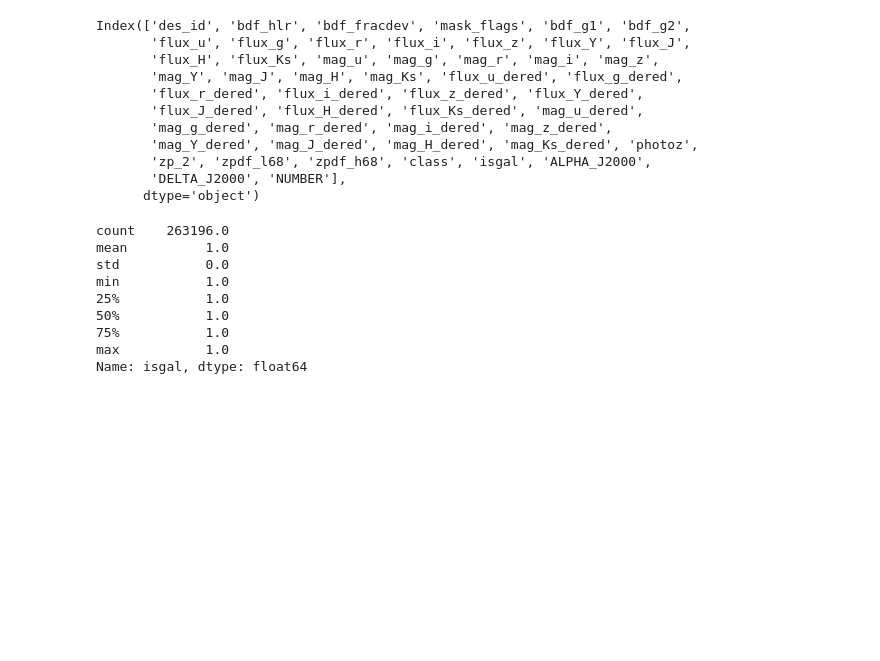
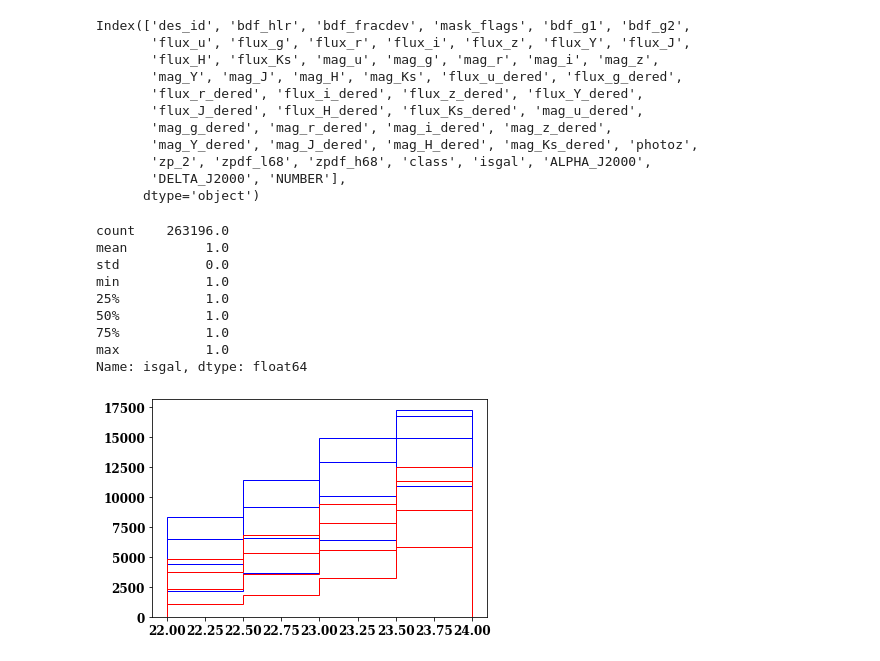
Before and after one commit to zchvsre/des_y6_imsim, a Jupyter notebook: cosmos_GOLD_analysis.ipynb, the cells around one changed output. Saved outputs shown, nothing was run; the diff lists cells and outputs as text; code cells hidden in the pictures; blank space fills up the shorter version.

```diff
--- a/cosmos_GOLD_analysis.ipynb
+++ b/cosmos_GOLD_analysis.ipynb
@@ -78,6 +79,39 @@ cosmos_mag_columns = ["mag_g", "mag_r", "mag_i", "mag_z"]
 # %%
 COSMOS_AREA = 2
 DES_AREA = 5000
+# %%
+def find_scale_factor():
+
+    cosmos_bins = [None]*4
+    cosmos_counts = [None]*4
+    gold_bins = [None]*4
+    gold_counts= [None]*4
+
+    bins = np.linspace(22,24,5)
+
+    for i in range(4):
+        gold_counts[i], gold_bins[i], patches = plt.hist(gold_df[gold_mag_columns[i]],
+                                              histtype="step",
+                                              color='b',
+                                              label="GOLD",
+                                              bins=bins,
+                                              weights=(1 / DES_AREA) *
+                                              np.ones(len(gold_df)))
+        cosmos_counts[i], cosmos_bins[i], patches = plt.hist(
+            cosmos_laigle[cosmos_mag_columns[i]],
+            histtype="step",
+            color='r',
+            label="COSMOS",
+            bins=bins,
+            weights=(1 / COSMOS_AREA) * np.ones(len(cosmos_laigle)))
+
+    # result = lsq_linear(np.ravel(cosmos_counts), np.ravel(gold_counts) )
+    result = lsq_linear(np.transpose(np.ravel(cosmos_counts)).reshape(len(np.ravel(cosmos_counts)),1),np.transpose(np.ravel(gold_counts)))
+    return(result)
+# %%
+scale_factor = find_scale_factor().x
+# %% [output]
+[figure, added]
 # %%
 font = {'family': 'serif', 'weight': 'bold', 'size': 12}
 
```
Also changed, not shown: parts of 3 cells of this notebook.
